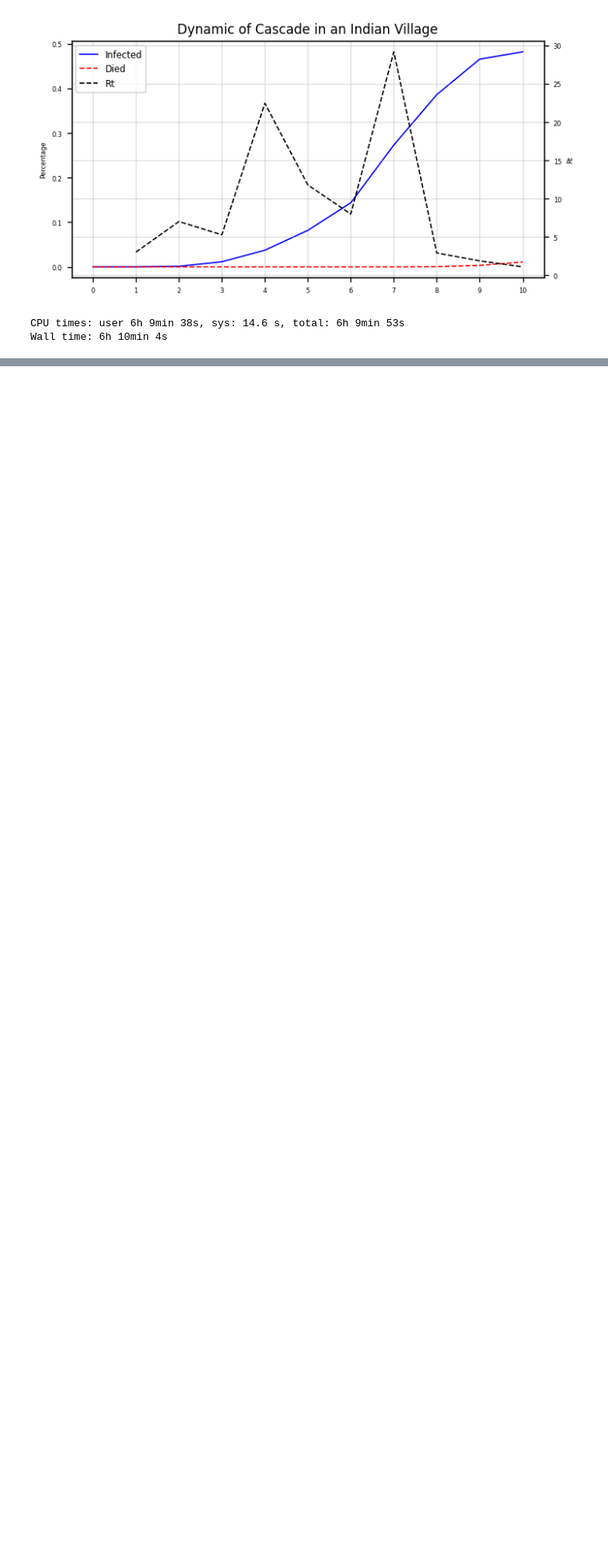
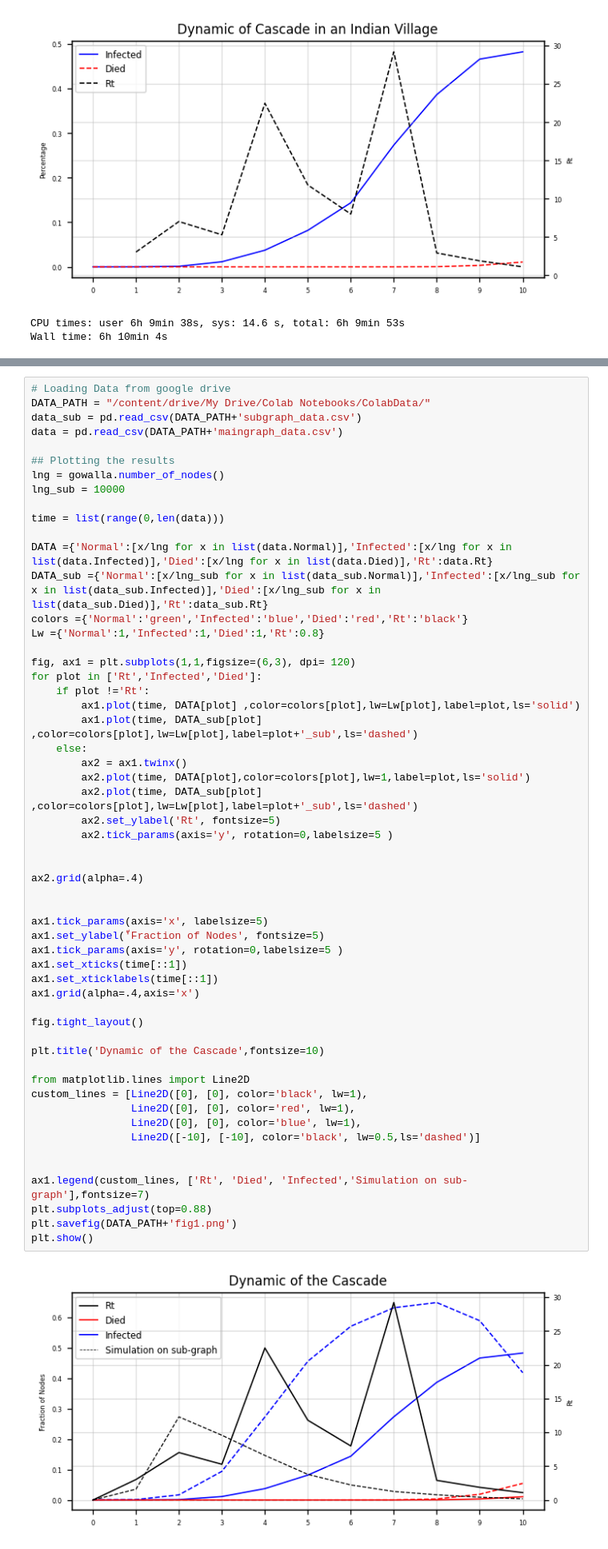
Before and after one commit to MahdiShahrabi/COVID19-Simulation, a Jupyter notebook: Time Dimension/Time_Simulation.ipynb, the cells around one changed output, grey strips where cells are left out. Shown at 80% size. Cells and saved outputs as stored; diff of their text form; blank space fills up the shorter version.

Commit message:
Comparing Results Graph

```diff
--- a/Time Dimension/Time_Simulation.ipynb
+++ b/Time Dimension/Time_Simulation.ipynb
@@ -524,0 +529,57 @@ Wall time: 6h 10min 4s
+# %%
+# Loading Data from google drive
+DATA_PATH = "/content/drive/My Drive/Colab Notebooks/ColabData/"
+data_sub = pd.read_csv(DATA_PATH+'subgraph_data.csv')
+data = pd.read_csv(DATA_PATH+'maingraph_data.csv')
+
+## Plotting the results
+lng = gowalla.number_of_nodes()
+lng_sub = 10000
+
+time = list(range(0,len(data)))
+
+DATA ={'Normal':[x/lng for x in list(data.Normal)],'Infected':[x/lng for x in list(data.Infected)],'Died':[x/lng for x in list(data.Died)],'Rt':data.Rt}
+DATA_sub ={'Normal':[x/lng_sub for x in list(data_sub.Normal)],'Infected':[x/lng_sub for x in list(data_sub.Infected)],'Died':[x/lng_sub for x in list(data_sub.Died)],'Rt':data_sub.Rt}
+colors ={'Normal':'green','Infected':'blue','Died':'red','Rt':'black'}
+Lw ={'Normal':1,'Infected':1,'Died':1,'Rt':0.8}
+
+fig, ax1 = plt.subplots(1,1,figsize=(6,3), dpi= 120)
+for plot in ['Rt','Infected','Died']:
+    if plot !='Rt':
+        ax1.plot(time, DATA[plot] ,color=colors[plot],lw=Lw[plot],label=plot,ls='solid')
+        ax1.plot(time, DATA_sub[plot] ,color=colors[plot],lw=Lw[plot],label=plot+'_sub',ls='dashed')
+    else:
+        ax2 = ax1.twinx()
+        ax2.plot(time, DATA[plot],color=colors[plot],lw=1,label=plot,ls='solid')
+        ax2.plot(time, DATA_sub[plot] ,color=colors[plot],lw=Lw[plot],label=plot+'_sub',ls='dashed')
+        ax2.set_ylabel('Rt', fontsize=5)
+        ax2.tick_params(axis='y', rotation=0,labelsize=5 )
+
+
+ax2.grid(alpha=.4)
+
+
+ax1.tick_params(axis='x', labelsize=5)
+ax1.set_ylabel('ّFraction of Nodes', fontsize=5)
+ax1.tick_params(axis='y', rotation=0,labelsize=5 )
+ax1.set_xticks(time[::1])
+ax1.set_xticklabels(time[::1])
+ax1.grid(alpha=.4,axis='x')
+
+fig.tight_layout()
+
+plt.title('Dynamic of the Cascade',fontsize=10)
+
+from matplotlib.lines import Line2D
+custom_lines = [Line2D([0], [0], color='black', lw=1),
+                Line2D([0], [0], color='red', lw=1),
+                Line2D([0], [0], color='blue', lw=1),
+                Line2D([-10], [-10], color='black', lw=0.5,ls='dashed')]
+
+
+ax1.legend(custom_lines, ['Rt', 'Died', 'Infected','Simulation on sub-graph'],fontsize=7)
+plt.subplots_adjust(top=0.88)
+plt.savefig(DATA_PATH+'fig1.png')
+plt.show()
+# %% [output]
+[figure, added]
```
Also changed, not shown: parts of 5 cells of this notebook.
